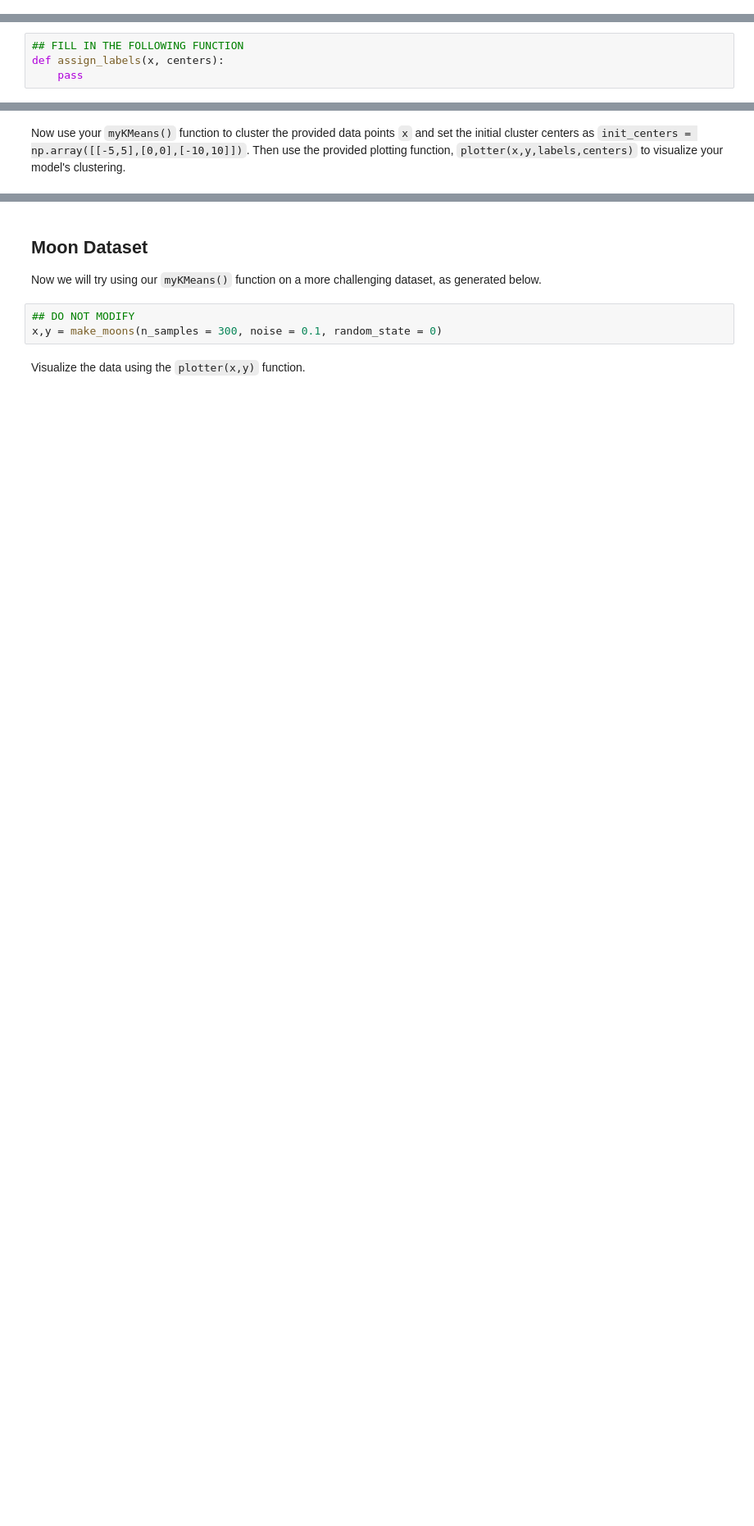
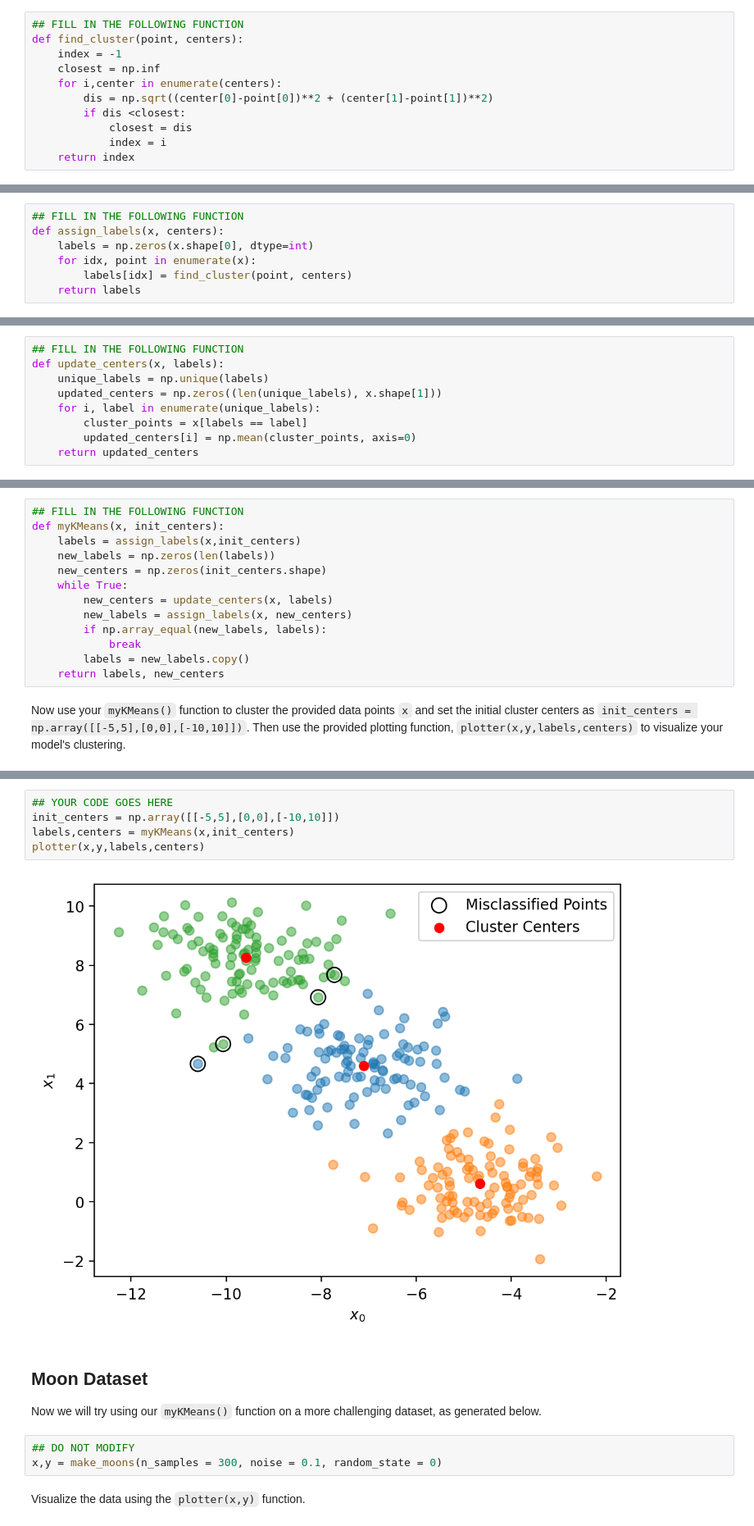
Before and after one commit to zsqu4re/ML-for-engineers, a Jupyter notebook: HW11/M11-L1-P1.ipynb, the cells around one changed output, grey strips where cells are left out. Shown at 82% size. Saved outputs shown, nothing was run; the diff lists cells and outputs as text; blank space fills up the shorter version.

```diff
--- a/HW11/M11-L1-P1.ipynb
+++ b/HW11/M11-L1-P1.ipynb
@@ -49,3 +48,14 @@ def find_cluster(point, centers):
+# %%
+## FILL IN THE FOLLOWING FUNCTION
+def find_cluster(point, centers):
+    index = -1
+    closest = np.inf
+    for i,center in enumerate(centers):
+        dis = np.sqrt((center[0]-point[0])**2 + (center[1]-point[1])**2)
+        if dis <closest:
+            closest = dis
+            index = i
+    return index
 # %% [markdown]
 Next, write a function `assign_labels(x, centers)` which will loop through all the points in `x` and use the `find_cluster()` function we just wrote to assign the label of the closest cluster center. Your function should return the labels
 - `x` is a $300 \times 2$ numpy array containing the coordinates of all the points in the dataset
@@ -54,7 +64,10 @@ Next, write a function `assign_labels(x, centers)` which will loop through all t
 # %%
 ## FILL IN THE FOLLOWING FUNCTION
 def assign_labels(x, centers):
-    pass
+    labels = np.zeros(x.shape[0], dtype=int)
+    for idx, point in enumerate(x):
+        labels[idx] = find_cluster(point, centers)
+    return labels
 # %% [markdown]
 Next, write a function `update_centers(x, labels)` which will compute the new cluster centers using the centroid of each cluster, provided all the points in `x` and their corresponding labels
 - `x` is a $300 \times 2$ numpy array containing the coordinates of all the points in the dataset
@@ -67,3 +76,12 @@ def update_centers(x, labels):
+# %%
+## FILL IN THE FOLLOWING FUNCTION
+def update_centers(x, labels):
+    unique_labels = np.unique(labels)
+    updated_centers = np.zeros((len(unique_labels), x.shape[1]))
+    for i, label in enumerate(unique_labels):
+        cluster_points = x[labels == label]
+        updated_centers[i] = np.mean(cluster_points, axis=0)
+    return updated_centers
 # %% [markdown]
 Finally write a function `myKMeans(x, init_centers)` which will run the KMeans algorithm, provided all the points in `x` and the coordinates of the initial cluster centers in `init_centers`. Run the algorithm until there is no change in cluster membership in subsequent iterations. Your function should return both the `labels`, the labels of each point in x, and `centers`, the final coordinates of each of the cluster centers.
 - `x` is a $300 \times 2$ numpy array containing the coordinates of all the points in the dataset
@@ -76,2 +90,15 @@ def myKMeans(x, init_centers):
+# %%
+## FILL IN THE FOLLOWING FUNCTION
+def myKMeans(x, init_centers):
+    labels = assign_labels(x,init_centers)
+    new_labels = np.zeros(len(labels))
+    new_centers = np.zeros(init_centers.shape)
+    while True:
+        new_centers = update_centers(x, labels)
+        new_labels = assign_labels(x, new_centers)
+        if np.array_equal(new_labels, labels):
+            break
+        labels = new_labels.copy()
+    return labels, new_centers
 # %% [markdown]
 Now use your `myKMeans()` function to cluster the provided data points `x` and set the initial cluster centers as `init_centers = np.array([[-5,5],[0,0],[-10,10]])`. Then use the provided plotting function, `plotter(x,y,labels,centers)` to visualize your model's clustering.
@@ -80,3 +105,10 @@ Now use your `myKMeans()` function to cluster the provided data points `x` and s
+# %%
+## YOUR CODE GOES HERE
+init_centers = np.array([[-5,5],[0,0],[-10,10]])
+labels,centers = myKMeans(x,init_centers)
+plotter(x,y,labels,centers)
+# %% [output]
+[figure, added]
 # %% [markdown]
 ## Moon Dataset
 
```
Also changed, not shown: parts of 8 cells of this notebook.
